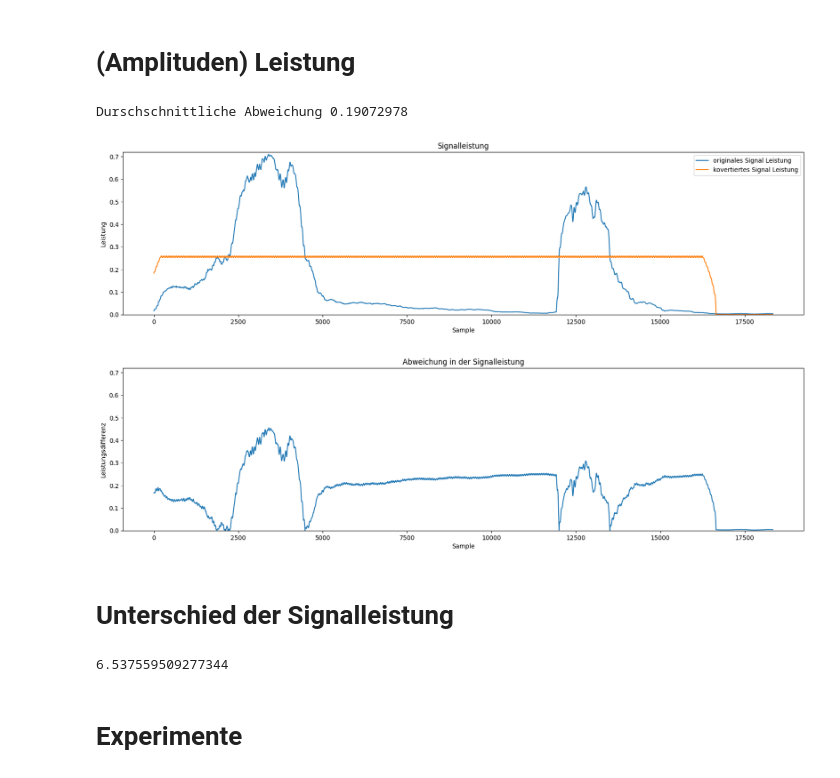
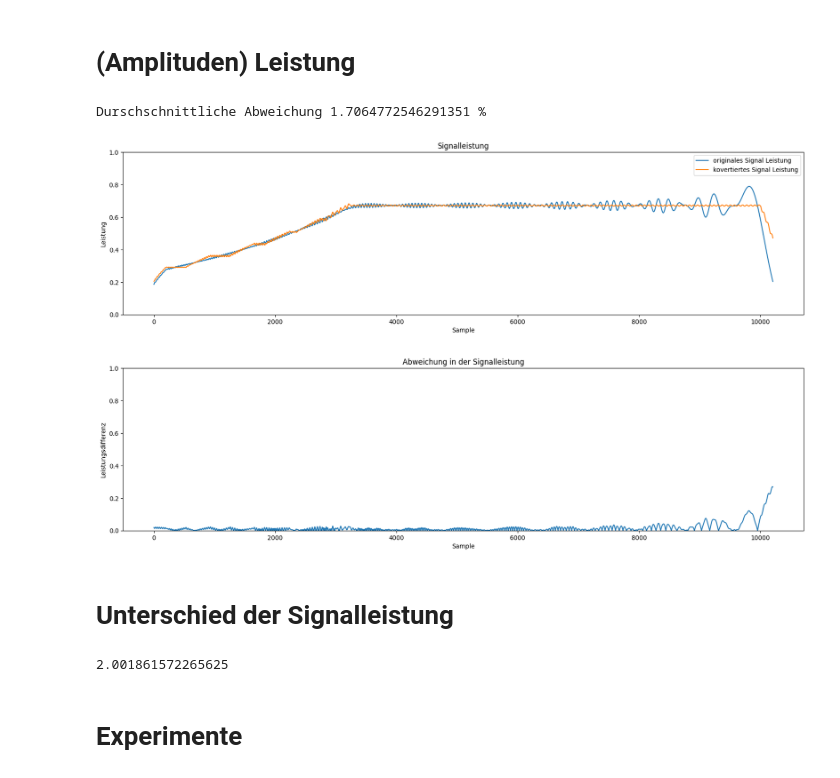
Before and after one commit to haudom/WAV_to_Hapticlabs_converter, a Jupyter notebook: src/compareSignals.ipynb, the cells around one changed output. Saved outputs shown, nothing was run; the diff lists cells and outputs as text; code cells hidden in the pictures.

```diff
--- a/src/compareSignals.ipynb
+++ b/src/compareSignals.ipynb
@@ -12,7 +12,7 @@ import IPython
 # %% [markdown]
 # Signale im Zeitbereich
 # %%
-name = "v-09-10-6-46"
+name = "v-09-10-7-36"
 originalFilePath = "..\\viblib\\" + name + ".wav"
 convertedFilePath = "..\\viblib\\test\\" + name + ".wav"
 
@@ -21,6 +21,7 @@ convertedFilePath = "..\\viblib\\test\\" + name + ".wav"
 original, _=openFile(originalFilePath)
 converted, sr=openFile(convertedFilePath)
 
+print(len(original), len(converted))
 
 if(len(original)> len(converted)):
     print("Original um ", len(original)-len(converted), "samples gekürzt")
@@ -135,39 +179,39 @@ Durschschnittlicher Fehler 0Hz bis 1000Hz: 49.59927
 from librosa.feature import rms
 
 
 frame_length = sr//40
 
 
 PlotInterminResults(False)
 original_power = librosa.feature.rms(y=original,frame_length=frame_length, hop_length=1)
 converted_power = librosa.feature.rms(y=converted,frame_length=frame_length, hop_length=1)
 
 diff_power = [abs(op - cp) for op, cp in zip(original_power[0], converted_power[0])]
 
 plt.figure().set_figwidth(20)
 plt.title("Signalleistung")
-plt.ylim(0,0.72)
+plt.ylim(0,1)
 plt.plot(original_power[0],label="originales Signal Leistung")
 plt.plot(converted_power[0],label="kovertiertes Signal Leistung")
 plt.legend()
 plt.xlabel("Sample")
 plt.ylabel("Leistung")
 
 plt.figure().set_figwidth(20)
 plt.title("Abweichung in der Signalleistung")
-plt.ylim(0,0.72)
+plt.ylim(0,1)
 plt.plot(diff_power)
 plt.xlabel("Sample")
 plt.ylabel("Leistungsdifferenz")
 
 
 meanDistance_power = numpy.mean(diff_power)
 
-print("Durschschnittliche Abweichung", meanDistance_power)
+print("Durschschnittliche Abweichung", meanDistance_power*100, "%")
 # %% [output]
-Durschschnittliche Abweichung 0.19072978
+Durschschnittliche Abweichung 1.7064772546291351 %
-[figure, old version]
+[figure, new version]
-[figure, old version]
+[figure, new version]
 # %% [markdown]
 # Unterschied der Signalleistung
 # %%
@@ -178,7 +222,7 @@ diff_power = abs(ref_power-inp_power)
 
 print(diff_power)
 # %% [output]
-6.537559509277344
+2.001861572265625
 # %% [markdown]
 # Experimente
 # %% [markdown]
```
Also changed, not shown: parts of 9 cells of this notebook.
